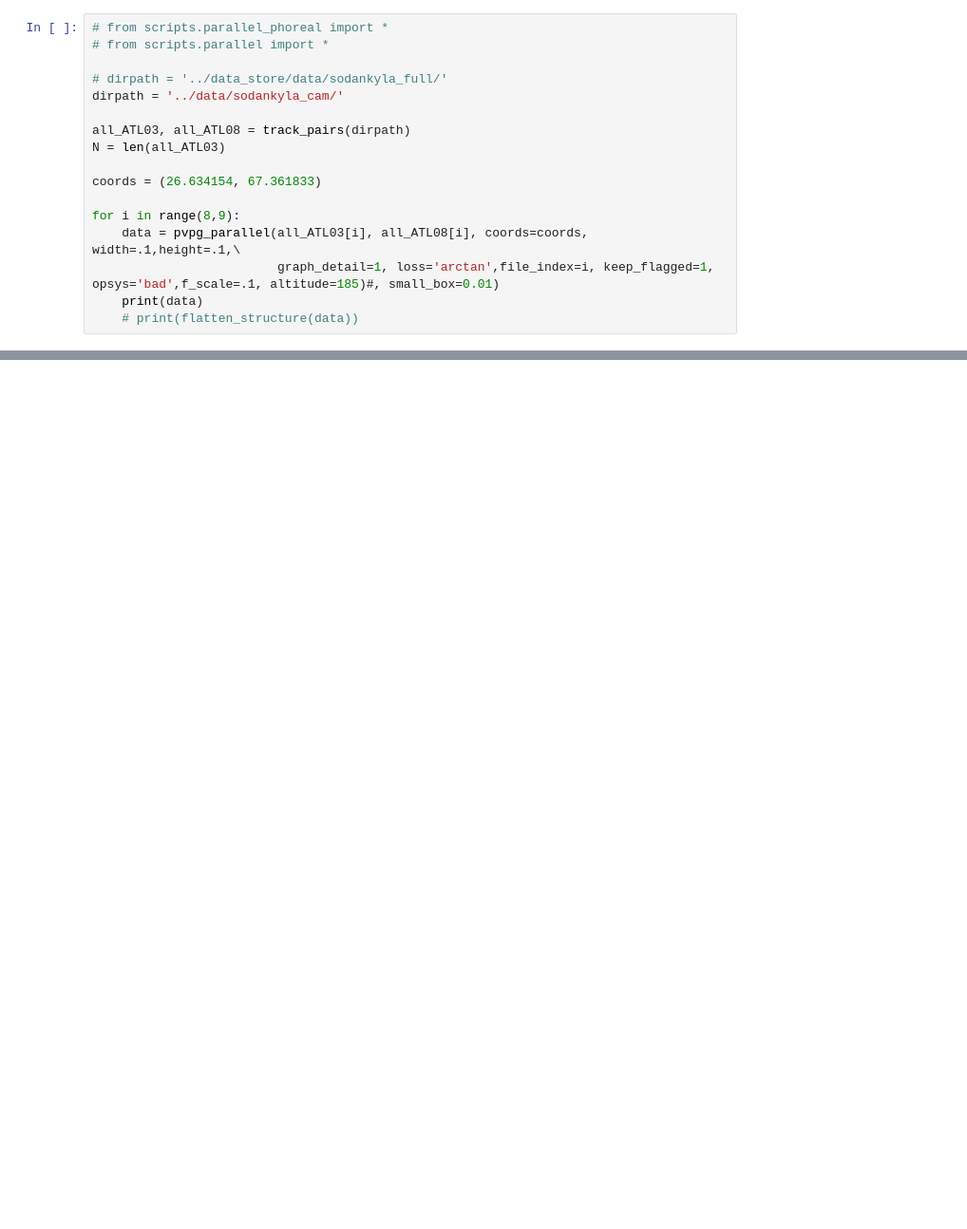
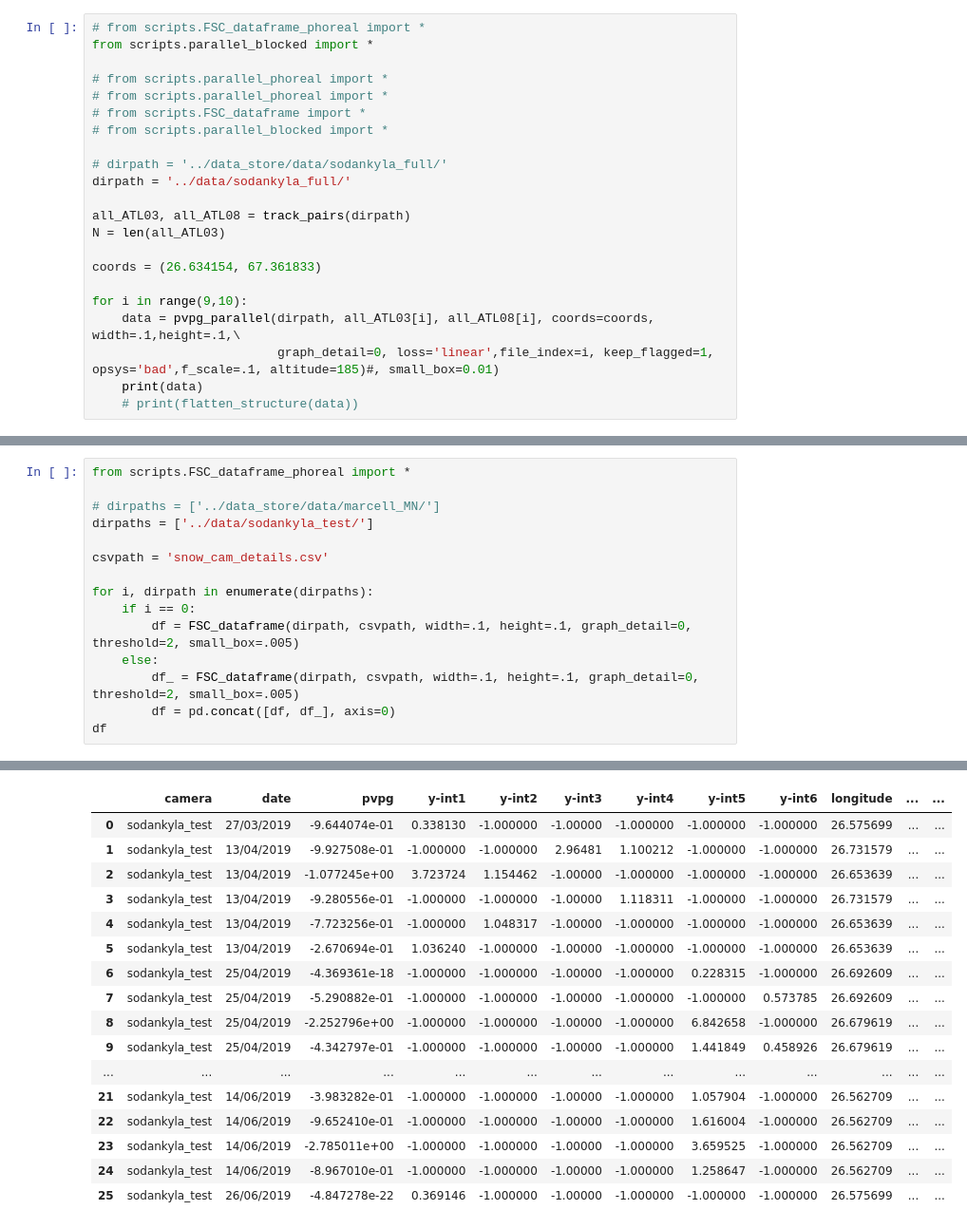
Before and after one commit to thomaslaraia/Snowstradamus, a Jupyter notebook: smaller_blocks_testing.ipynb, the cells around one changed output, grey strips where cells are left out. Shown at 95% size. Saved outputs shown, nothing was run; the diff lists cells and outputs as text; blank space fills up the shorter version.

Commit message:
finished blocks

```diff
--- a/smaller_blocks_testing.ipynb
+++ b/smaller_blocks_testing.ipynb
@@ -21,18 +3,23 @@ data
 # %%
+# from scripts.FSC_dataframe_phoreal import *
+from scripts.parallel_blocked import *
+
 # from scripts.parallel_phoreal import *
-# from scripts.parallel import *
+# from scripts.parallel_phoreal import *
+# from scripts.FSC_dataframe import *
+# from scripts.parallel_blocked import *
 
 # dirpath = '../data_store/data/sodankyla_full/'
-dirpath = '../data/sodankyla_cam/'
+dirpath = '../data/sodankyla_full/'
 
 all_ATL03, all_ATL08 = track_pairs(dirpath)
 N = len(all_ATL03)
 
 coords = (26.634154, 67.361833)
 
-for i in range(8,9):
-    data = pvpg_parallel(all_ATL03[i], all_ATL08[i], coords=coords, width=.1,height=.1,\
-                         graph_detail=1, loss='arctan',file_index=i, keep_flagged=1, opsys='bad',f_scale=.1, altitude=185)#, small_box=0.01)
+for i in range(9,10):
+    data = pvpg_parallel(dirpath, all_ATL03[i], all_ATL08[i], coords=coords, width=.1,height=.1,\
+                         graph_detail=0, loss='linear',file_index=i, keep_flagged=1, opsys='bad',f_scale=.1, altitude=185)#, small_box=0.01)
     print(data)
     # print(flatten_structure(data))
 # %% [output]
@@ -412,0 +452,16 @@ print(A[0])
+# %%
+from scripts.FSC_dataframe_phoreal import *
+
+# dirpaths = ['../data_store/data/marcell_MN/']
+dirpaths = ['../data/sodankyla_test/']
+
+csvpath = 'snow_cam_details.csv'
+
+for i, dirpath in enumerate(dirpaths):
+    if i == 0:
+        df = FSC_dataframe(dirpath, csvpath, width=.1, height=.1, graph_detail=0, threshold=2, small_box=.005)
+    else:
+        df_ = FSC_dataframe(dirpath, csvpath, width=.1, height=.1, graph_detail=0, threshold=2, small_box=.005)
+        df = pd.concat([df, df_], axis=0)
+df
+# %% [output]
@@ -412,0 +485,17 @@ print(A[0])
+|  | camera | date | pvpg | y-int1 | y-int2 | y-int3 | y-int4 | y-int5 | y-int6 | longitude | ... | ... |
+| 0 | sodankyla_test | 27/03/2019 | -9.644074e-01 | 0.338130 | -1.000000 | -1.00000 | -1.000000 | -1.000000 | -1.000000 | 26.575699 | ... | ... |
+| 1 | sodankyla_test | 13/04/2019 | -9.927508e-01 | -1.000000 | -1.000000 | 2.96481 | 1.100212 | -1.000000 | -1.000000 | 26.731579 | ... | ... |
+| 2 | sodankyla_test | 13/04/2019 | -1.077245e+00 | 3.723724 | 1.154462 | -1.00000 | -1.000000 | -1.000000 | -1.000000 | 26.653639 | ... | ... |
+| 3 | sodankyla_test | 13/04/2019 | -9.280556e-01 | -1.000000 | -1.000000 | -1.00000 | 1.118311 | -1.000000 | -1.000000 | 26.731579 | ... | ... |
+| 4 | sodankyla_test | 13/04/2019 | -7.723256e-01 | -1.000000 | 1.048317 | -1.00000 | -1.000000 | -1.000000 | -1.000000 | 26.653639 | ... | ... |
+| 5 | sodankyla_test | 13/04/2019 | -2.670694e-01 | 1.036240 | -1.000000 | -1.00000 | -1.000000 | -1.000000 | -1.000000 | 26.653639 | ... | ... |
+| 6 | sodankyla_test | 25/04/2019 | -4.369361e-18 | -1.000000 | -1.000000 | -1.00000 | -1.000000 | 0.228315 | -1.000000 | 26.692609 | ... | ... |
+| 7 | sodankyla_test | 25/04/2019 | -5.290882e-01 | -1.000000 | -1.000000 | -1.00000 | -1.000000 | -1.000000 | 0.573785 | 26.692609 | ... | ... |
+| 8 | sodankyla_test | 25/04/2019 | -2.252796e+00 | -1.000000 | -1.000000 | -1.00000 | -1.000000 | 6.842658 | -1.000000 | 26.679619 | ... | ... |
+| 9 | sodankyla_test | 25/04/2019 | -4.342797e-01 | -1.000000 | -1.000000 | -1.00000 | -1.000000 | 1.441849 | 0.458926 | 26.679619 | ... | ... |
+| ... | ... | ... | ... | ... | ... | ... | ... | ... | ... | ... | ... | ... |
+| 21 | sodankyla_test | 14/06/2019 | -3.983282e-01 | -1.000000 | -1.000000 | -1.00000 | -1.000000 | 1.057904 | -1.000000 | 26.562709 | ... | ... |
+| 22 | sodankyla_test | 14/06/2019 | -9.652410e-01 | -1.000000 | -1.000000 | -1.00000 | -1.000000 | 1.616004 | -1.000000 | 26.562709 | ... | ... |
+| 23 | sodankyla_test | 14/06/2019 | -2.785011e+00 | -1.000000 | -1.000000 | -1.00000 | -1.000000 | 3.659525 | -1.000000 | 26.562709 | ... | ... |
+| 24 | sodankyla_test | 14/06/2019 | -8.967010e-01 | -1.000000 | -1.000000 | -1.00000 | -1.000000 | 1.258647 | -1.000000 | 26.562709 | ... | ... |
+| 25 | sodankyla_test | 26/06/2019 | -4.847278e-22 | 0.369146 | -1.000000 | -1.00000 | -1.000000 | -1.000000 | -1.000000 | 26.575699 | ... | ... |
```
Also changed, not shown: parts of 8 cells of this notebook, 4 other files.
